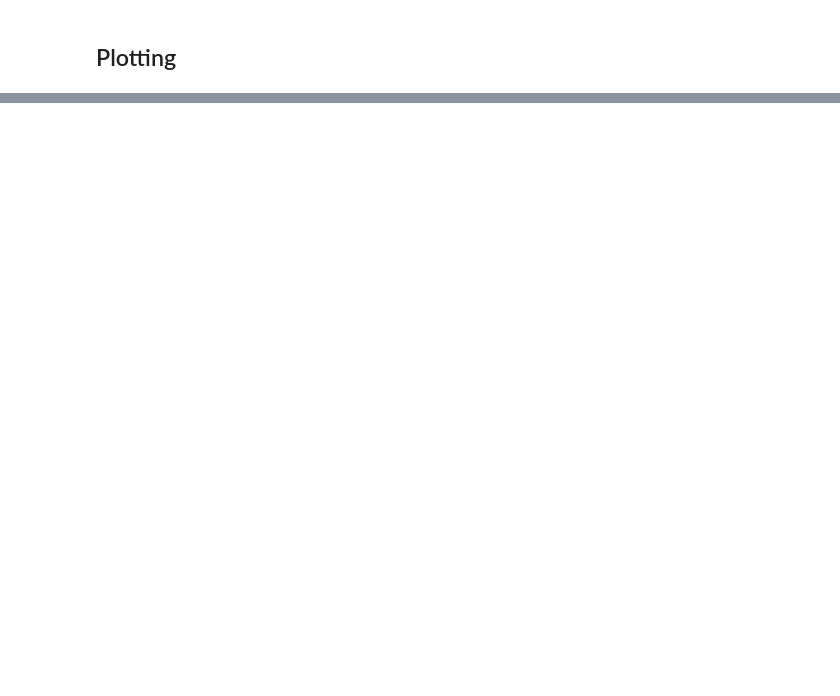
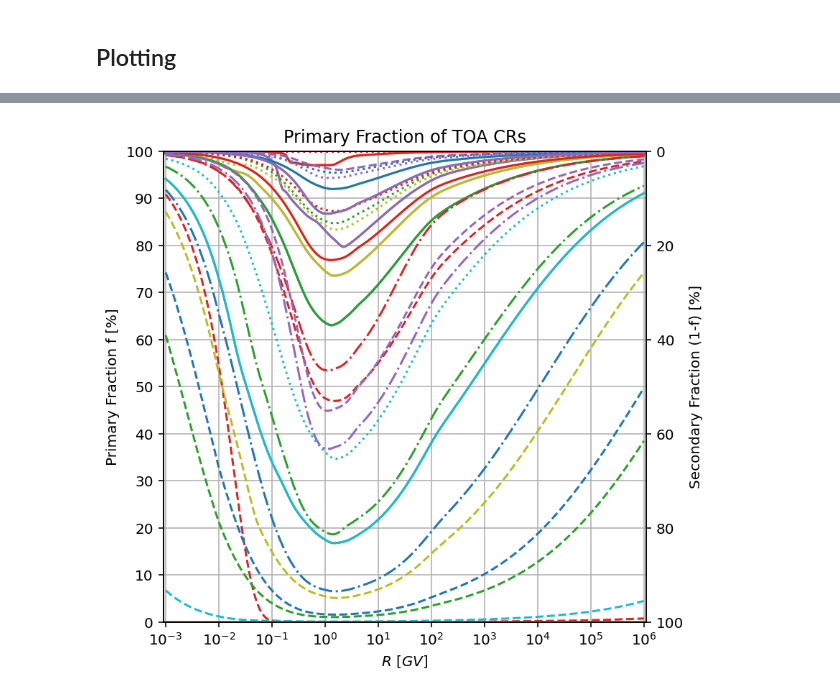
Before and after one commit to Naderschah/USINE_docker, a Jupyter notebook: gen_graphs.ipynb, the cells around one changed output, grey strips where cells are left out. Drawn from its saved outputs; the diff is of its cells as text; code cells hidden in the pictures; blank space fills up the shorter version.

```diff
--- a/gen_graphs.ipynb
+++ b/gen_graphs.ipynb
@@ -30,8 +32,8 @@ plt.rc('figure', titlesize=14) # TODO: Change axis label size to something large
 # %%
 # Set model dir:
 
-model_dir = '/home/felix/USINE/SLIM_out'
-data_dir = '/home/felix/USINE/data/USINE_FILES'
+model_dir = '/home/felix/USINE_docker/SLIM_data_pres'
+data_dir = '/home/felix/USINE_docker/data/USINE_FILES'
 
 
 latex_format = {'Va':'V_{a}', 'Vc':'V_c', 'K0':'K_0', 'delta':'\delta', 'eta_t':'\eta_t', 'Rbreak':'R_{break}','Deltabreak':'\delta_{break}','sbreak':'s_{break}','Rlow':'R_{low}', 'deltalow':'\delta_{low}', 'slow':'s_{low}'}
@@ -83,17 +85,26 @@ for i in os.listdir(model_dir):
 AMS_data = {} # TODO: Load and format ams data for plotting
 
 for i in os.listdir(data_dir):
-    if 'orig' not in i and 'cov' not in i and 'prelim' not in i and "DAMPE" not in i and 'CALET' not in i and 'BC_AMS02.USINE' not in i:
+    if 'orig' not in i and 'cov' not in i and 'prelim' not in i and "DAMPE" not in i and 'CALET' not in i and 'BC_AMS02.USINE' not in i and '.DS' not in i:
         with open(os.path.join(data_dir, i), 'r') as f:
             try:
                 lines = f.readlines()
+                # Debugging copy
+                lines_cp = lines
             except:
                 print(os.path.join(data_dir, i))
                 pass
         commented_lines = len([i for i in lines if '#' in i])
         lines = [i for i in lines if '#   Col.' in i]
         headers = [i.split('-')[1].strip('\n').strip(' ') for i in lines]
+        # FSi O and some more dont have headers, the assumption is they all have the same headers
+        if len(headers)<2:
+            print(i.split('_')[0], ' doesnt have headers')
+            headers = headers_backup
+        else:
+            headers_backup = headers
         try:
+            #if i.split('_')[0]=='O': print(pd.read_csv(os.path.join(data_dir, i), names=headers, skiprows=commented_lines,encoding='us-ascii', delimiter=r"\s+"))
             AMS_data[i.split('_')[0]]=pd.read_csv(os.path.join(data_dir, i), names=headers, skiprows=commented_lines,encoding='us-ascii', delimiter=r"\s+")
         except Exception as e:
             print(e)
@@ -648,0 +117,83 @@ DEFAULT
+# %%
+latex_format = {'Va':'V_{a}', 'Vc':'V_c', 'K0':'K_0', 'delta':'\delta', 'eta_t':'\eta_t', 'Rbreak':'R_{break}','Deltabreak':'\delta_{break}','sbreak':'s_{break}','Rlow':'R_{low}', 'deltalow':'\delta_{low}', 'slow':'s_{low}'}
+
+
+#       Boilerplate
+fig,ax = plt.subplots(figsize=(column_width,column_width))
+fig.set_dpi(72*2)
+
+plt.title('Primary Fraction of TOA CRs')
+
+plt.xlim(0.0009,1100000)
+plt.ylim(0,100)
+plt.xscale('log')
+
+plt.grid()
+plt.xlabel('$R\ [GV]$')
+plt.ylabel('Primary Fraction f [%]')
+
+# Second y axis
+ax_twin = ax.twinx()
+ax_twin.set_ylabel('Secondary Fraction (1-f) [%]')
+ax_twin.set_ylim(100,0)
+
+# ticks
+ax.set_xticks([1e-3, 1e-2,1e-1,1e0,1e1,1e2,1e3,1e4,1e5,1e6])
+ax.set_yticks(np.linspace(0,100,11))
+#ax.get_xaxis().set_major_formatter(matplotlib.ticker.ScalarFormatter())
+
+
+
+# Get colors and marker formatters
+colors = plt.rcParams['axes.prop_cycle'].by_key()['color']
+
+while len(colors)<26:
+    colors += colors
+
+# Linestyles
+linestyle_str = [
+     ('solid', 'solid'),      # Same as (0, ()) or '-'
+     ('dotted', 'dotted'),    # Same as (0, (1, 1)) or ':'
+     ('dashed', 'dashed'),    # Same as '--'
+     ('dashdot', 'dashdot'),  # Same as '-.'
+     ('loosely dotted',        (0, (1, 10))),
+     ('dotted',                (0, (1, 1))),
+     ('densely dotted',        (0, (1, 1))),
+     ('loosely dashed',        (0, (5, 10))),
+     ('dashed',                (0, (5, 5))),
+     ('densely dashed',        (0, (5, 1))),
+     ('loosely dashdotted',    (0, (3, 10, 1, 10))),
+     ('dashdotted',            (0, (3, 5, 1, 5))),
+     ('densely dashdotted',    (0, (3, 1, 1, 1))),
+     ('dashdotdotted',         (0, (3, 5, 1, 5, 1, 5))),
+     ('loosely dashdotdotted', (0, (3, 10, 1, 10, 1, 10))),
+     ('densely dashdotdotted', (0, (3, 1, 1, 1, 1, 1)))]
+
+
+
+#       Plotting
+counter=0 #Keeps track of Z
+
+for key in C_dat:
+    if 'primaryfrac' in key:
+        if 'fy' not in key:
+            label = key.split('_')[1]
+
+            if not label[0].isnumeric():
+                isotope_counter = 0
+                counter+=1
+                linestyle = 'solid'
+            else:
+                isotope_counter += 1
+                linestyle = linestyle_str[isotope_counter][1]
+
+            ax.plot(C_dat[key], C_dat[key.replace('fx','fy')],c=colors[counter],linestyle= linestyle, label=label)
+
+
+#ax.legend()
+
+#plt.savefig('/home/felix/USINE_data/gen_graphics/{}_primary_fraction.png'.format(model_dir.split('/')[-1][:-len('_out'):]),bbox_inches='tight')
+
+plt.show()
+# %% [output]
+[figure, added]
```
Also changed, not shown: parts of 40 cells of this notebook, 22 other files.
